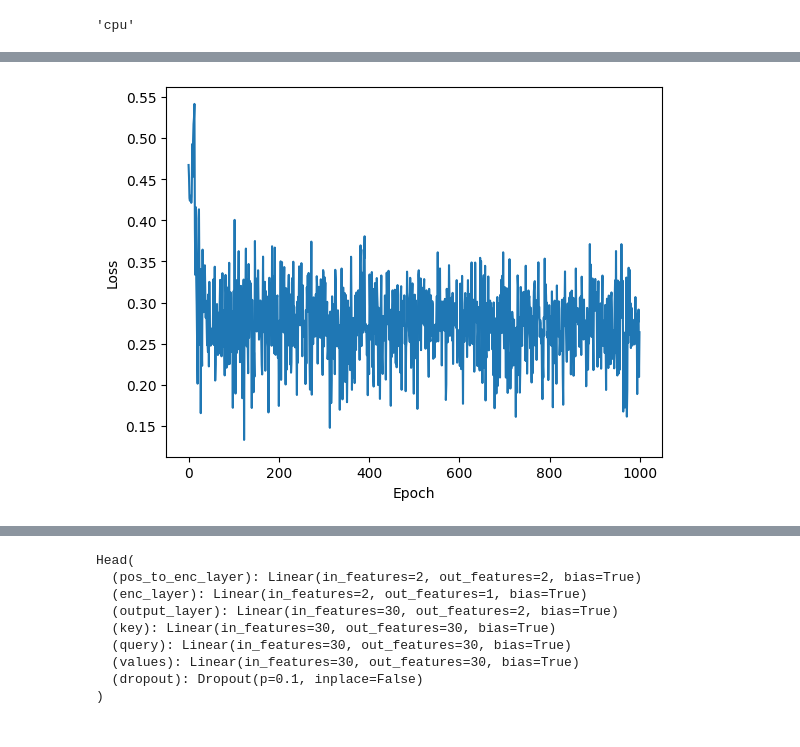
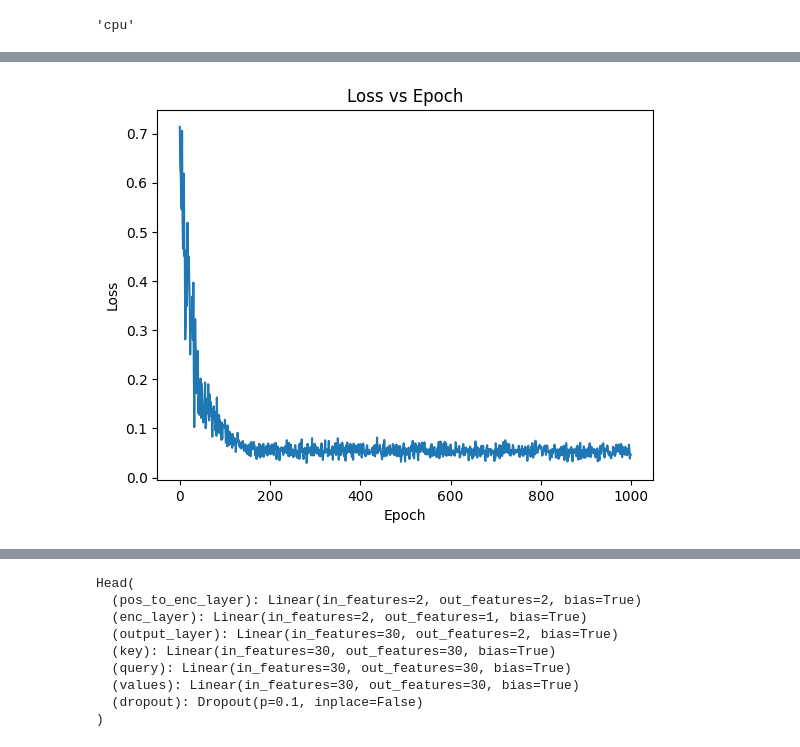
Before and after one commit to mgteus/neuro, a Jupyter notebook: transformers_andrej/attention_model_vizz.ipynb, the cells around one changed output, grey strips where cells are left out. Saved outputs shown, nothing was run; the diff lists cells and outputs as text; code cells hidden in the pictures.

```diff
--- a/transformers_andrej/attention_model_vizz.ipynb
+++ b/transformers_andrej/attention_model_vizz.ipynb
@@ -26,11 +26,13 @@ DEVICE
 # %%
 model = Head(context_len=CONTEXT_LEN, batch_size=BATCH_SIZE, dropout=DROPOUT)
 optimizer = torch.optim.Adam(model.parameters(), lr=LEARNING_RATE)
+# %%
+xb, yb = get_batch2d(context_len=CONTEXT_LEN, batch_size=BATCH_SIZE, split='train', device=DEVICE)
 # %%
 loss_list = []
 
 for epoch in range(NUM_EPOCHS):
-    xb, yb = get_batch(context_len=CONTEXT_LEN, batch_size=BATCH_SIZE, split='train', device=DEVICE)
+    xb, yb = get_batch2d(context_len=CONTEXT_LEN, batch_size=BATCH_SIZE, split='train', device=DEVICE)
     optimizer.zero_grad(set_to_none=True)
     predictions = model(xb)
     loss = RMSELoss(predictions, yb)
@@ -54,10 +56,11 @@ iter. 999 - loss = 0.263909
 # %%
 plt.plot(loss_list)
+plt.title('Loss vs Epoch')
 plt.ylabel('Loss')
 plt.xlabel('Epoch')
 plt.show()
 # %% [output]
-[figure, old version]
+[figure, new version]
 # %%
 np_predictions = predictions.detach().numpy()
 # %%
```
Also changed, not shown: parts of 4 cells of this notebook, 5 other files.
